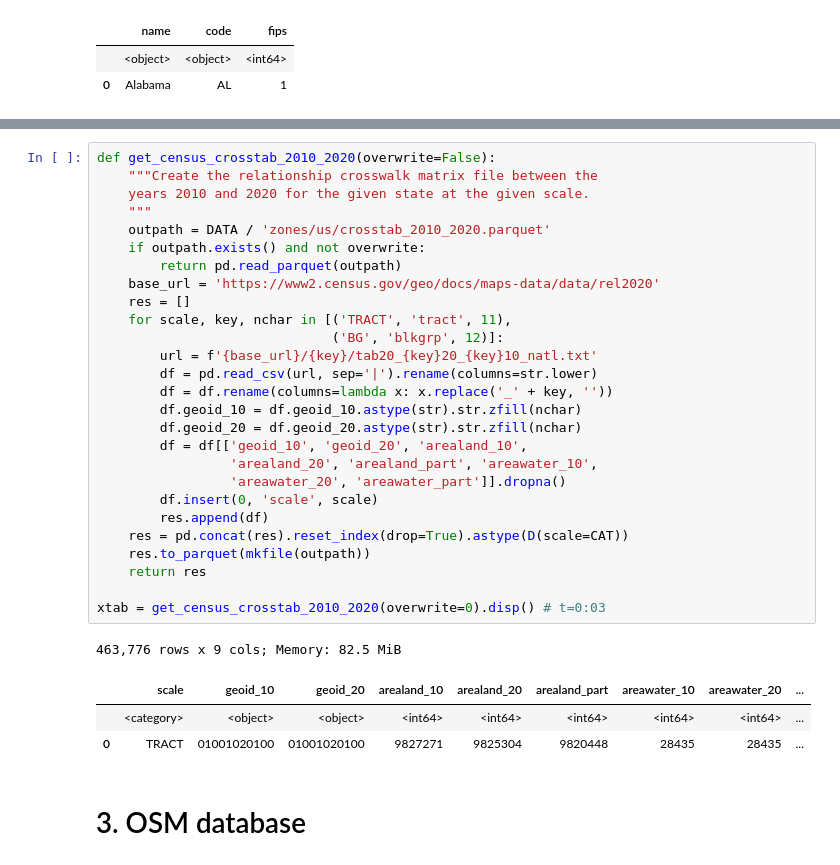
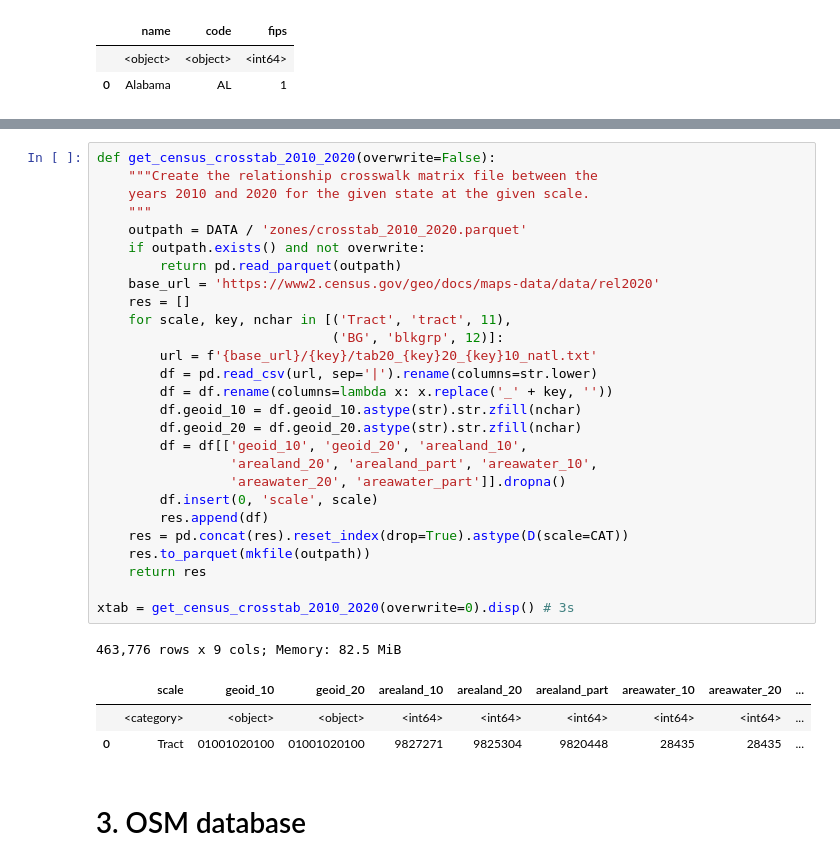
Before and after one commit to rvanxer/spr_4711, a Jupyter notebook: code/1_zones.ipynb, the cells around one changed output, grey strips where cells are left out. Drawn from its saved outputs; the diff is of its cells as text.

```diff
--- a/code/1_zones.ipynb
+++ b/code/1_zones.ipynb
@@ -215,35 +209,35 @@ state_pts20 = get_zone_centroids('state', overwrite=0).disp(0) # t=0:44
 # %%
 def get_census_crosstab_2010_2020(overwrite=False):
     """Create the relationship crosswalk matrix file between the
     years 2010 and 2020 for the given state at the given scale.
     """
-    outpath = DATA / 'zones/us/crosstab_2010_2020.parquet'
+    outpath = DATA / 'zones/crosstab_2010_2020.parquet'
     if outpath.exists() and not overwrite:
         return pd.read_parquet(outpath)
     base_url = 'https://www2.census.gov/geo/docs/maps-data/data/rel2020'
     res = []
-    for scale, key, nchar in [('TRACT', 'tract', 11),
+    for scale, key, nchar in [('Tract', 'tract', 11),
                               ('BG', 'blkgrp', 12)]:
         url = f'{base_url}/{key}/tab20_{key}20_{key}10_natl.txt'
         df = pd.read_csv(url, sep='|').rename(columns=str.lower)
         df = df.rename(columns=lambda x: x.replace('_' + key, ''))
         df.geoid_10 = df.geoid_10.astype(str).str.zfill(nchar)
         df.geoid_20 = df.geoid_20.astype(str).str.zfill(nchar)
         df = df[['geoid_10', 'geoid_20', 'arealand_10',
                  'arealand_20', 'arealand_part', 'areawater_10',
                  'areawater_20', 'areawater_part']].dropna()
         df.insert(0, 'scale', scale)
         res.append(df)
     res = pd.concat(res).reset_index(drop=True).astype(D(scale=CAT))
     res.to_parquet(mkfile(outpath))
     return res
 
-xtab = get_census_crosstab_2010_2020(overwrite=0).disp() # t=0:03
+xtab = get_census_crosstab_2010_2020(overwrite=0).disp() # 3s
 # %% [output]
 463,776 rows x 9 cols; Memory: 82.5 MiB
 |  | scale | geoid_10 | geoid_20 | arealand_10 | arealand_20 | arealand_part | areawater_10 | areawater_20 | ... |
 |  | <category> | <object> | <object> | <int64> | <int64> | <int64> | <int64> | <int64> | ... |
-| 0 | TRACT | 01001020100 | 01001020100 | 9827271 | 9825304 | 9820448 | 28435 | 28435 | ... |
+| 0 | Tract | 01001020100 | 01001020100 | 9827271 | 9825304 | 9820448 | 28435 | 28435 | ... |
 # %% [markdown]
 # 3. OSM database
 # %% [markdown]
```
Also changed, not shown: parts of 31 cells of this notebook.
